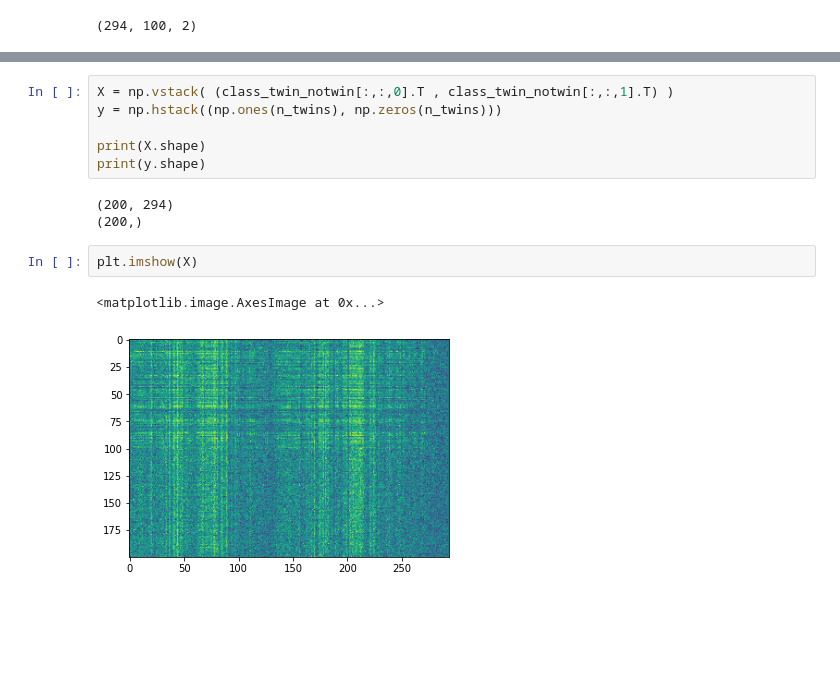
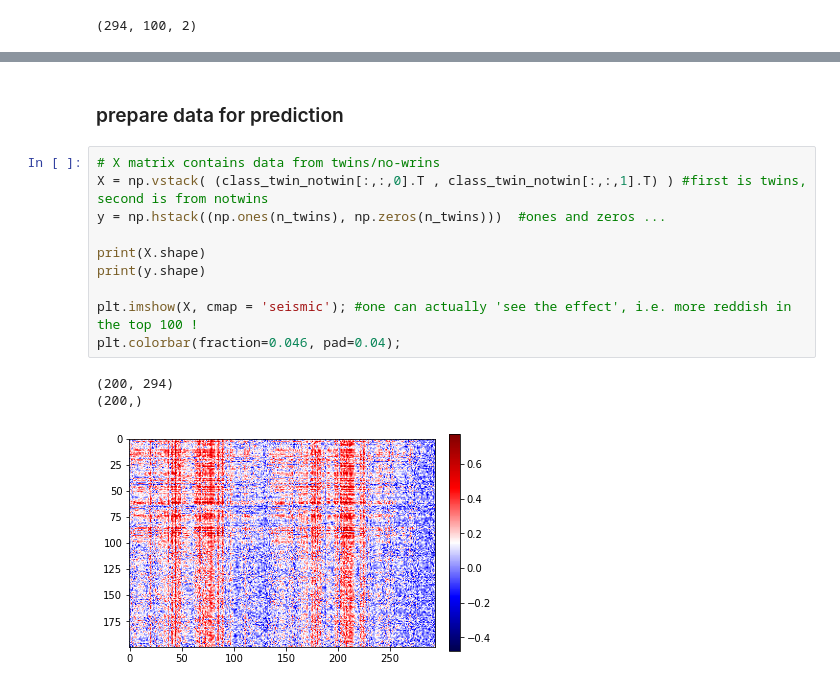
Before and after one commit to nomcomm/partlycloudy2, a Jupyter notebook: scripts/06_Explore_Classification.ipynb, the cells around one changed output, grey strips where cells are left out. Cells and saved outputs as stored; diff of their text form; blank space fills up the shorter version.

```diff
--- a/scripts/06_Explore_Classification.ipynb
+++ b/scripts/06_Explore_Classification.ipynb
@@ -95,16 +81,18 @@ for curr_region in tqdm(range(n_regions)):
     region_count.append(counter_twin_gt_notwin - counter_twin_lt_notwin)
+# %% [markdown]
+### prepare data for prediction
 # %%
-X = np.vstack( (class_twin_notwin[:,:,0].T , class_twin_notwin[:,:,1].T) )
-y = np.hstack((np.ones(n_twins), np.zeros(n_twins)))
+# X matrix contains data from twins/no-wrins
+X = np.vstack( (class_twin_notwin[:,:,0].T , class_twin_notwin[:,:,1].T) ) #first is twins, second is from notwins
+y = np.hstack((np.ones(n_twins), np.zeros(n_twins)))  #ones and zeros ...
 
 print(X.shape)
 print(y.shape)
+
+plt.imshow(X, cmap = 'seismic'); #one can actually 'see the effect', i.e. more reddish in the top 100 !
+plt.colorbar(fraction=0.046, pad=0.04);
 # %% [output]
 (200, 294)
 (200,)
+[figure, added]
-# %%
-plt.imshow(X)
-# %% [output]
-<matplotlib.image.AxesImage at 0x...>
-[figure, removed]
 # %%
```
Also changed, not shown: parts of 10 cells of this notebook.
